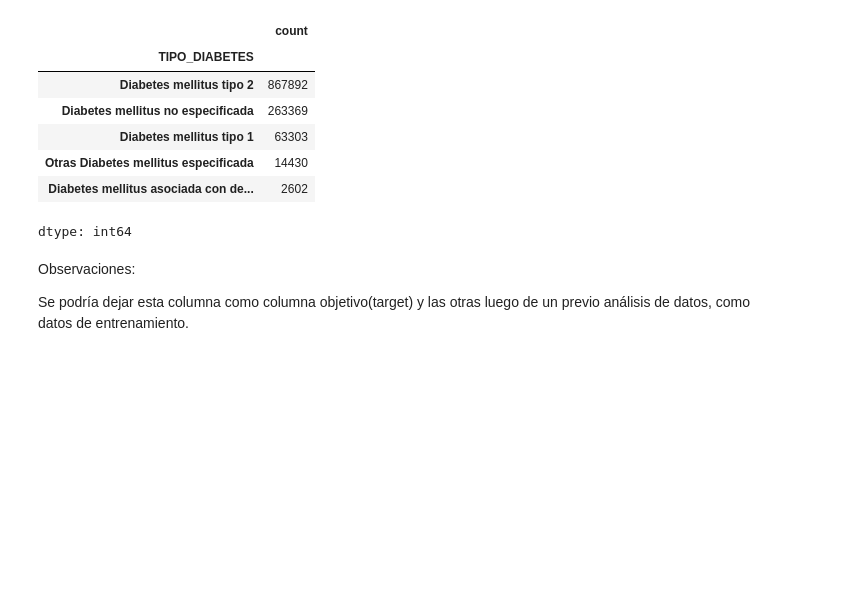
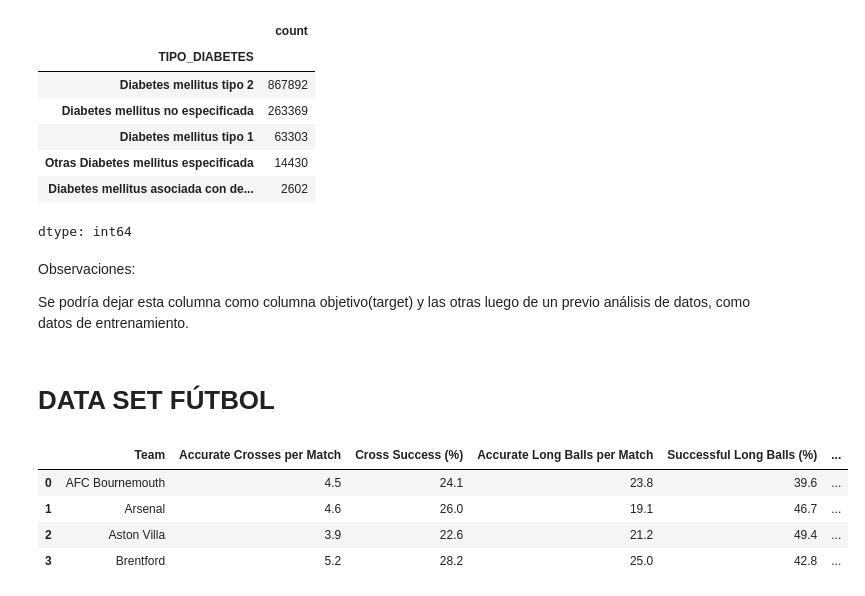
Before and after one commit to Sergius-DS/elecciOn_datasets, a Jupyter notebook: buscar_datasets_s19.ipynb, the cells around one changed output. Cells and saved outputs as stored; diff of their text form; code cells hidden in the pictures; blank space fills up the shorter version.

```diff
--- a/buscar_datasets_s19.ipynb
+++ b/buscar_datasets_s19.ipynb
@@ -71,3 +73,5 @@ dtype: int64
 Observaciones:
 
 Se podría dejar esta columna como columna objetivo(target) y las otras luego de un previo análisis de datos, como datos de entrenamiento.
+# %% [markdown]
+# DATA SET FÚTBOL
@@ -73,0 +83,8 @@ Se podría dejar esta columna como columna objetivo(target) y las otras luego de
+# %%
+soccer.head(4)
+# %% [output]
+|  | Team | Accurate Crosses per Match | Cross Success (%) | Accurate Long Balls per Match | Successful Long Balls (%) | ... |
+| 0 | AFC Bournemouth | 4.5 | 24.1 | 23.8 | 39.6 | ... |
+| 1 | Arsenal | 4.6 | 26.0 | 19.1 | 46.7 | ... |
+| 2 | Aston Villa | 3.9 | 22.6 | 21.2 | 49.4 | ... |
+| 3 | Brentford | 5.2 | 28.2 | 25.0 | 42.8 | ... |
```
Also changed, not shown: parts of 9 cells of this notebook.
